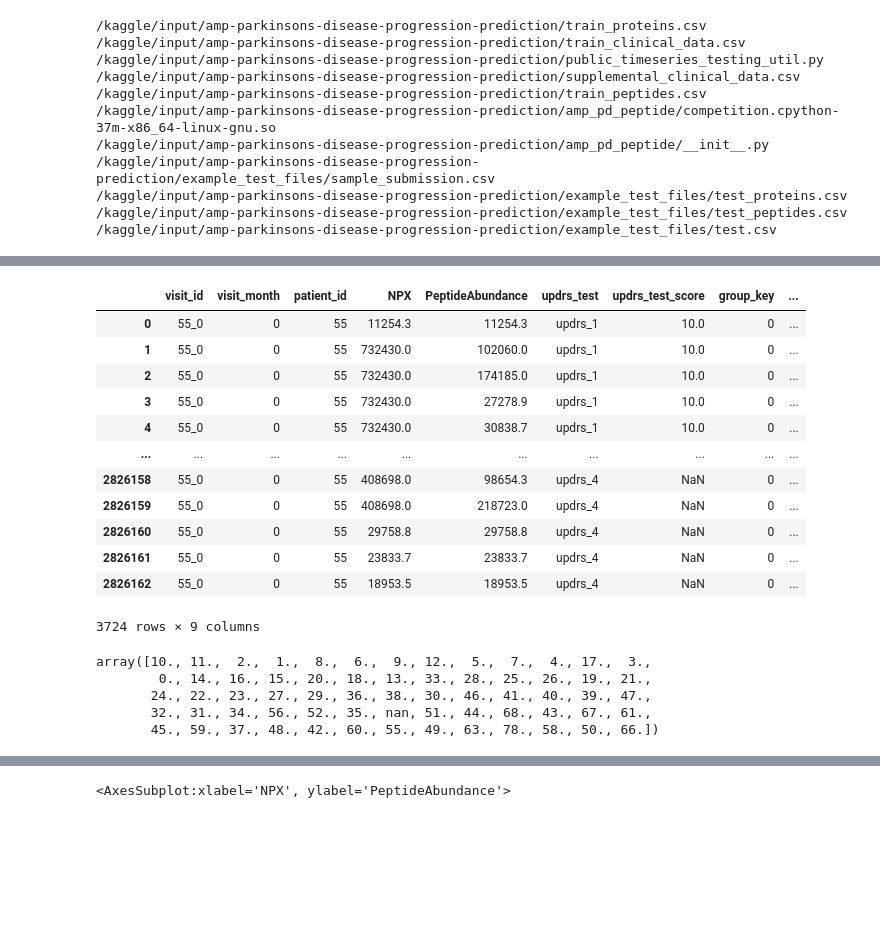
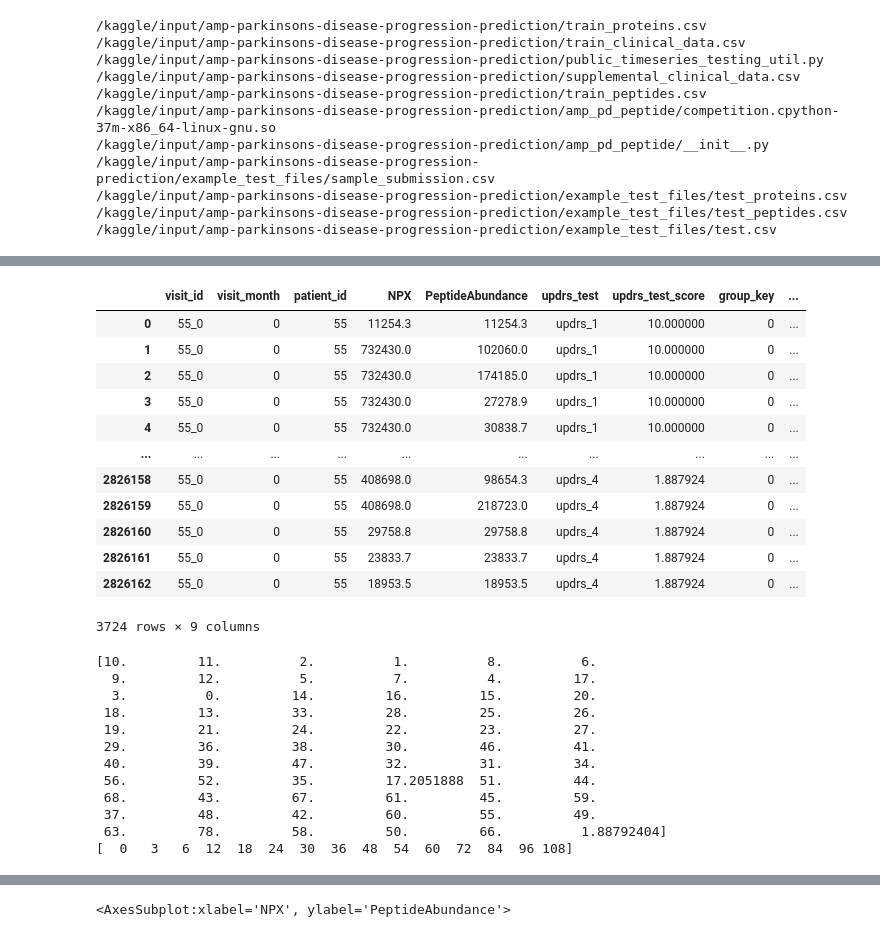
Before and after one commit to sumaniitm/AMP-parkinsons-disease-progression-prediction, a Jupyter notebook: amp-parkinson-s-disease-progression-prediction.ipynb, the cells around one changed output, grey strips where cells are left out. Saved outputs shown, nothing was run; the diff lists cells and outputs as text; code cells hidden in the pictures; blank space fills up the shorter version.

Commit message:
Kaggle Notebook | AMP®-Parkinson's Disease Progression Prediction | Removing NaNs with mean of the respective UPDRS test scores

```diff
--- a/amp-parkinson-s-disease-progression-prediction.ipynb
+++ b/amp-parkinson-s-disease-progression-prediction.ipynb
@@ -130,0 +93,14 @@ full_training_data.head(10)
+# %%
+full_training_data_melted = full_training_data.melt(id_vars=['visit_id','visit_month','patient_id','NPX','PeptideAbundance']
+                                                    , value_vars=['updrs_1','updrs_2','updrs_3','updrs_4'],var_name='updrs_test', value_name='updrs_test_score')
+
+list_of_updrs_tests = full_training_data_melted.updrs_test.unique()
+
+temp_df = full_training_data_melted.groupby(['updrs_test']).agg(visit_month_per_patient=('visit_id', 'count')
+                                                      , mean_updrs_test_score=('updrs_test_score', 'mean') ).reset_index(level=['updrs_test'])
+
+for i in range(len(list_of_updrs_tests)):
+    print(list_of_updrs_tests[i])
+    updrs_test_mean = full_training_data[list_of_updrs_tests[i]].mean()
+    print(updrs_test_mean)
+    full_training_data.fillna({list_of_updrs_tests[i]:updrs_test_mean}, inplace=True)
@@ -131,36 +116,44 @@ full_training_data.head(10)
 # %%
-full_training_data_melted = full_training_data.melt(id_vars=['visit_id','visit_month','patient_id','NPX','PeptideAbundance'], value_vars=['updrs_1','updrs_2','updrs_3','updrs_4'],
-        var_name='updrs_test', value_name='updrs_test_score')
+full_training_data_melted = full_training_data.melt(id_vars=['visit_id','visit_month','patient_id','NPX','PeptideAbundance']
+                                                    , value_vars=['updrs_1','updrs_2','updrs_3','updrs_4'],var_name='updrs_test', value_name='updrs_test_score')
 
 full_training_data_melted['group_key'] = full_training_data_melted['visit_month']
 full_training_data_melted['row_id'] = full_training_data_melted['visit_id'] + '_' + full_training_data_melted['updrs_test']
 
 full_training_data_melted[full_training_data_melted['visit_id']=='55_0']
 # %% [output]
 |  | visit_id | visit_month | patient_id | NPX | PeptideAbundance | updrs_test | updrs_test_score | group_key | ... |
-| 0 | 55_0 | 0 | 55 | 11254.3 | 11254.3 | updrs_1 | 10.0 | 0 | ... |
-| 1 | 55_0 | 0 | 55 | 732430.0 | 102060.0 | updrs_1 | 10.0 | 0 | ... |
-| 2 | 55_0 | 0 | 55 | 732430.0 | 174185.0 | updrs_1 | 10.0 | 0 | ... |
-| 3 | 55_0 | 0 | 55 | 732430.0 | 27278.9 | updrs_1 | 10.0 | 0 | ... |
-| 4 | 55_0 | 0 | 55 | 732430.0 | 30838.7 | updrs_1 | 10.0 | 0 | ... |
+| 0 | 55_0 | 0 | 55 | 11254.3 | 11254.3 | updrs_1 | 10.000000 | 0 | ... |
+| 1 | 55_0 | 0 | 55 | 732430.0 | 102060.0 | updrs_1 | 10.000000 | 0 | ... |
+| 2 | 55_0 | 0 | 55 | 732430.0 | 174185.0 | updrs_1 | 10.000000 | 0 | ... |
+| 3 | 55_0 | 0 | 55 | 732430.0 | 27278.9 | updrs_1 | 10.000000 | 0 | ... |
+| 4 | 55_0 | 0 | 55 | 732430.0 | 30838.7 | updrs_1 | 10.000000 | 0 | ... |
 | ... | ... | ... | ... | ... | ... | ... | ... | ... | ... |
-| 2826158 | 55_0 | 0 | 55 | 408698.0 | 98654.3 | updrs_4 | NaN | 0 | ... |
-| 2826159 | 55_0 | 0 | 55 | 408698.0 | 218723.0 | updrs_4 | NaN | 0 | ... |
-| 2826160 | 55_0 | 0 | 55 | 29758.8 | 29758.8 | updrs_4 | NaN | 0 | ... |
-| 2826161 | 55_0 | 0 | 55 | 23833.7 | 23833.7 | updrs_4 | NaN | 0 | ... |
-| 2826162 | 55_0 | 0 | 55 | 18953.5 | 18953.5 | updrs_4 | NaN | 0 | ... |
+| 2826158 | 55_0 | 0 | 55 | 408698.0 | 98654.3 | updrs_4 | 1.887924 | 0 | ... |
+| 2826159 | 55_0 | 0 | 55 | 408698.0 | 218723.0 | updrs_4 | 1.887924 | 0 | ... |
+| 2826160 | 55_0 | 0 | 55 | 29758.8 | 29758.8 | updrs_4 | 1.887924 | 0 | ... |
+| 2826161 | 55_0 | 0 | 55 | 23833.7 | 23833.7 | updrs_4 | 1.887924 | 0 | ... |
+| 2826162 | 55_0 | 0 | 55 | 18953.5 | 18953.5 | updrs_4 | 1.887924 | 0 | ... |
 3724 rows × 9 columns
 # %%
 """print(full_training_data_melted.group_key.nunique())
 print(full_training_data_melted.shape)"""
 ## 15, (3766976, 9)
-full_training_data_melted.updrs_test_score.unique()
+print(full_training_data_melted.updrs_test_score.unique())
+print(full_training_data_melted.group_key.unique())
 # %% [output]
-array([10., 11.,  2.,  1.,  8.,  6.,  9., 12.,  5.,  7.,  4., 17.,  3.,
-        0., 14., 16., 15., 20., 18., 13., 33., 28., 25., 26., 19., 21.,
-       24., 22., 23., 27., 29., 36., 38., 30., 46., 41., 40., 39., 47.,
-       32., 31., 34., 56., 52., 35., nan, 51., 44., 68., 43., 67., 61.,
-       45., 59., 37., 48., 42., 60., 55., 49., 63., 78., 58., 50., 66.])
+[10.         11.          2.          1.          8.          6.
+  9.         12.          5.          7.          4.         17.
+  3.          0.         14.         16.         15.         20.
+ 18.         13.         33.         28.         25.         26.
+ 19.         21.         24.         22.         23.         27.
+ 29.         36.         38.         30.         46.         41.
+ 40.         39.         47.         32.         31.         34.
+ 56.         52.         35.         17.2051888  51.         44.
+ 68.         43.         67.         61.         45.         59.
+ 37.         48.         42.         60.         55.         49.
+ 63.         78.         58.         50.         66.          1.88792404]
+[  0   3   6  12  18  24  30  36  48  54  60  72  84  96 108]
 # %%
 full_training_data_melted.isna().sum()
 # %% [output]
```
Also changed, not shown: parts of 12 cells of this notebook.
